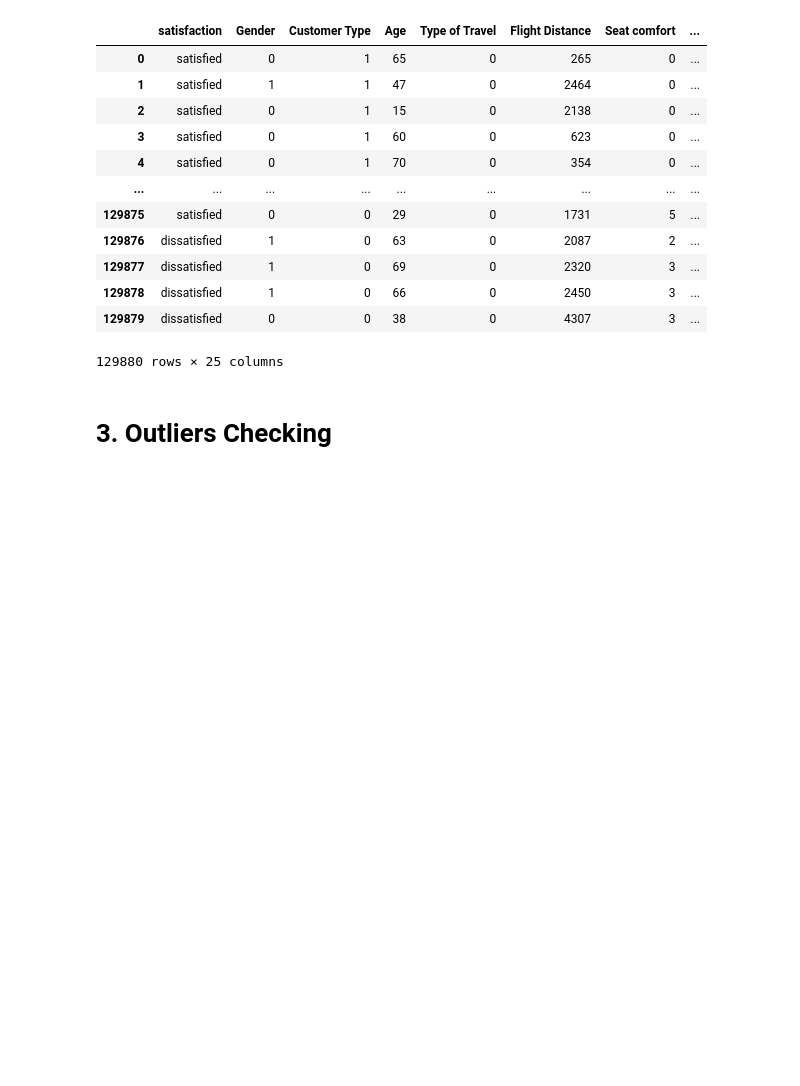
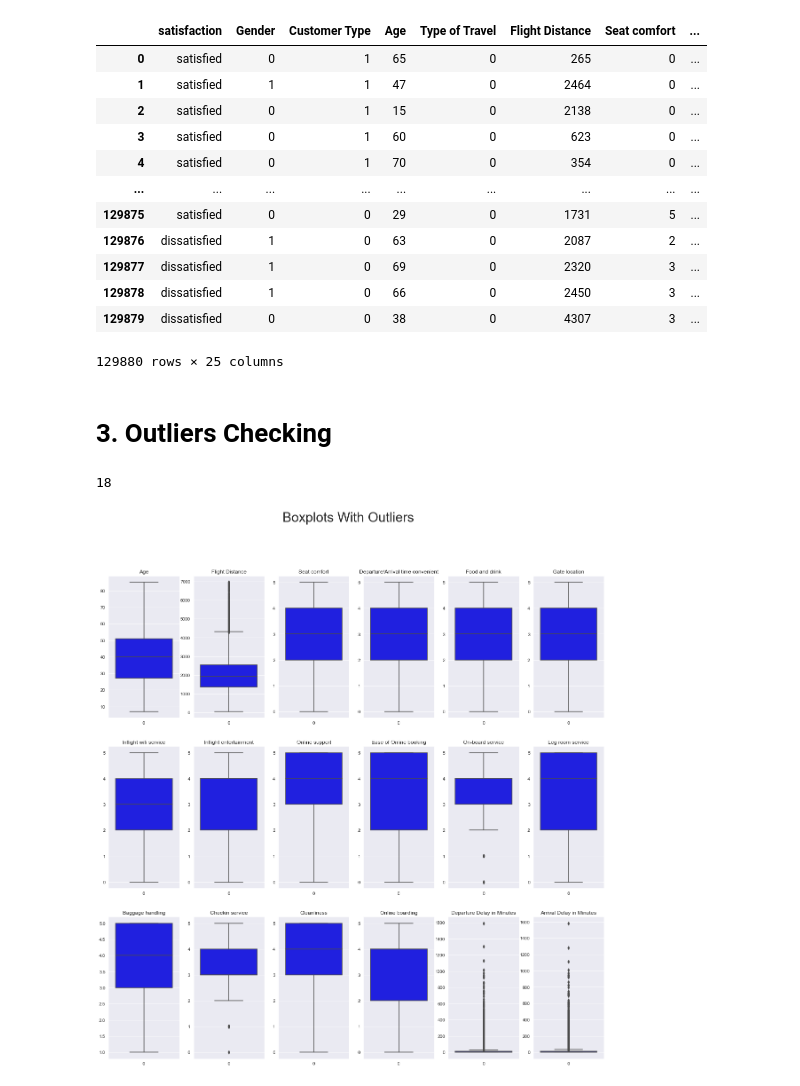
Before and after one commit to lotlouischoitslab/Airline_Satisfaction, a Jupyter notebook: airline_satisfication.ipynb, the cells around one changed output. Drawn from its saved outputs; the diff is of its cells as text; code cells hidden in the pictures; blank space fills up the shorter version.

Commit message:
outliers done

```diff
--- a/airline_satisfication.ipynb
+++ b/airline_satisfication.ipynb
@@ -98,5 +98,23 @@ X
 | 129878 | dissatisfied | 1 | 0 | 66 | 0 | 2450 | 3 | ... |
 | 129879 | dissatisfied | 0 | 0 | 38 | 0 | 4307 | 3 | ... |
 129880 rows × 25 columns
-# %% [markdown]
-# 3. Outliers Checking
+# %% [markdown]
+# 3. Outliers Checking
+# %%
+drop_sat_df = X.drop('satisfaction', axis=1).copy()
+#check if there are more than two types of classification data variables
+non_binary_columns = [col for col in drop_sat_df.columns if len(drop_sat_df[col].unique()) > 2]
+print(len(non_binary_columns))
+# %% [output]
+18
+# %%
+plt.figure(figsize=(20,20))
+for idx, col in enumerate(non_binary_columns):
+    plt.subplot(3,6,idx + 1)
+    sns.boxplot(data=drop_sat_df[col],color='blue')
+    plt.title(col)
+
+plt.suptitle('Boxplots With Outliers',size=30)
+plt.show()
+# %% [output]
+[figure, added]
```
Also changed, not shown: parts of 4 cells of this notebook.
